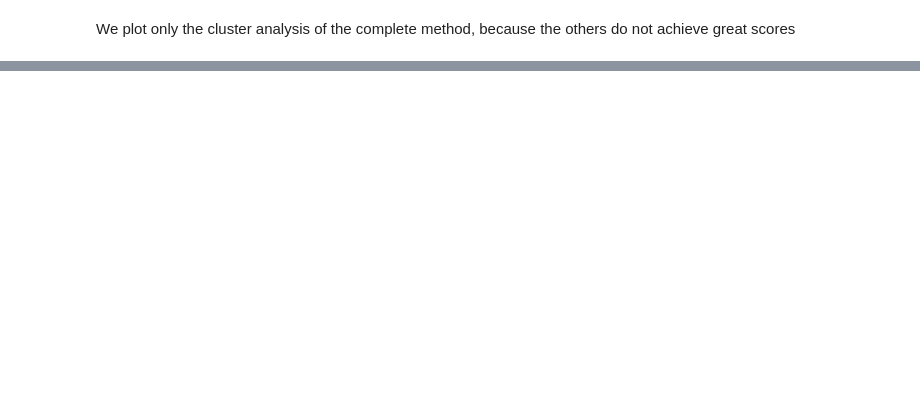
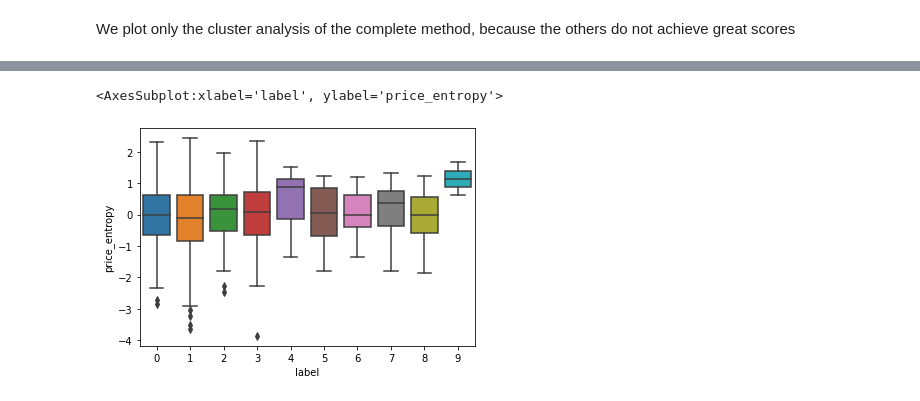
Before and after one commit to frankpietro/dm-project, a Jupyter notebook: DM_DonatiFrancaviglia_TASK2/hierarchical.ipynb, the cells around one changed output, grey strips where cells are left out. Cells and saved outputs as stored; diff of their text form; code cells hidden in the pictures; blank space fills up the shorter version.

Commit message:
Start of predictive labelling

```diff
--- a/DM_DonatiFrancaviglia_TASK2/hierarchical.ipynb
+++ b/DM_DonatiFrancaviglia_TASK2/hierarchical.ipynb
@@ -83,0 +90,5 @@ show_clusters(pure_data_link_list[0], pure_clustering_df_array, pure_clustering_
+# %%
+sns.boxplot(x=LAB, y=PE, data=clustering_df)
+# %% [output]
+<AxesSubplot:xlabel='label', ylabel='price_entropy'>
+[figure, added]
```
Also changed, not shown: parts of 10 cells of this notebook, 6 other files.
